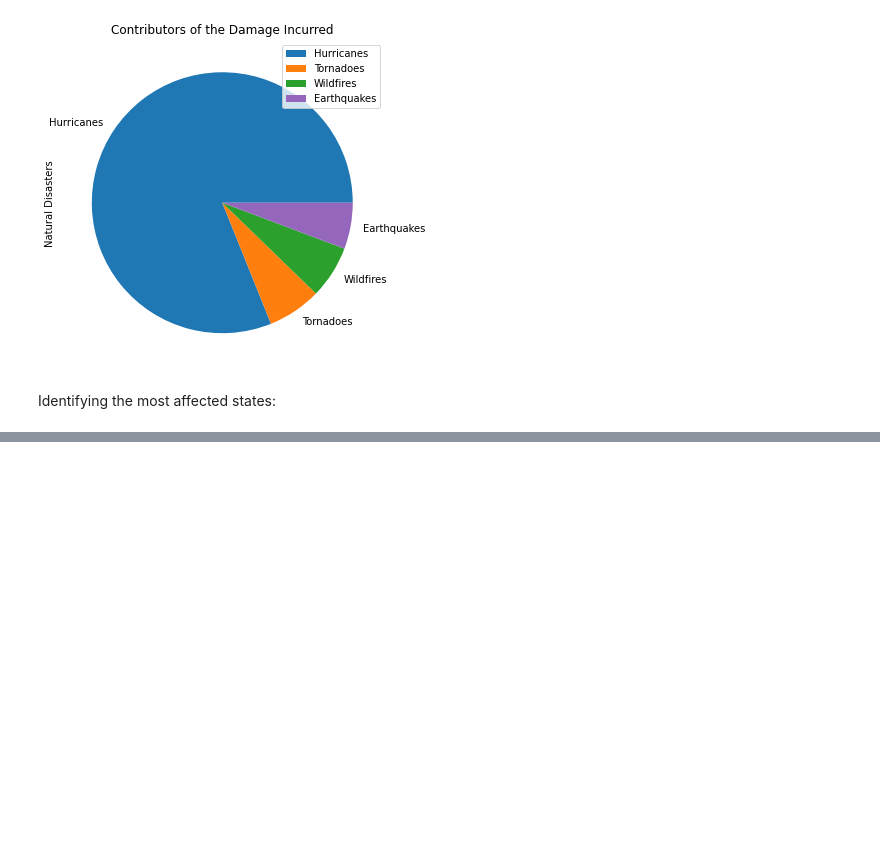
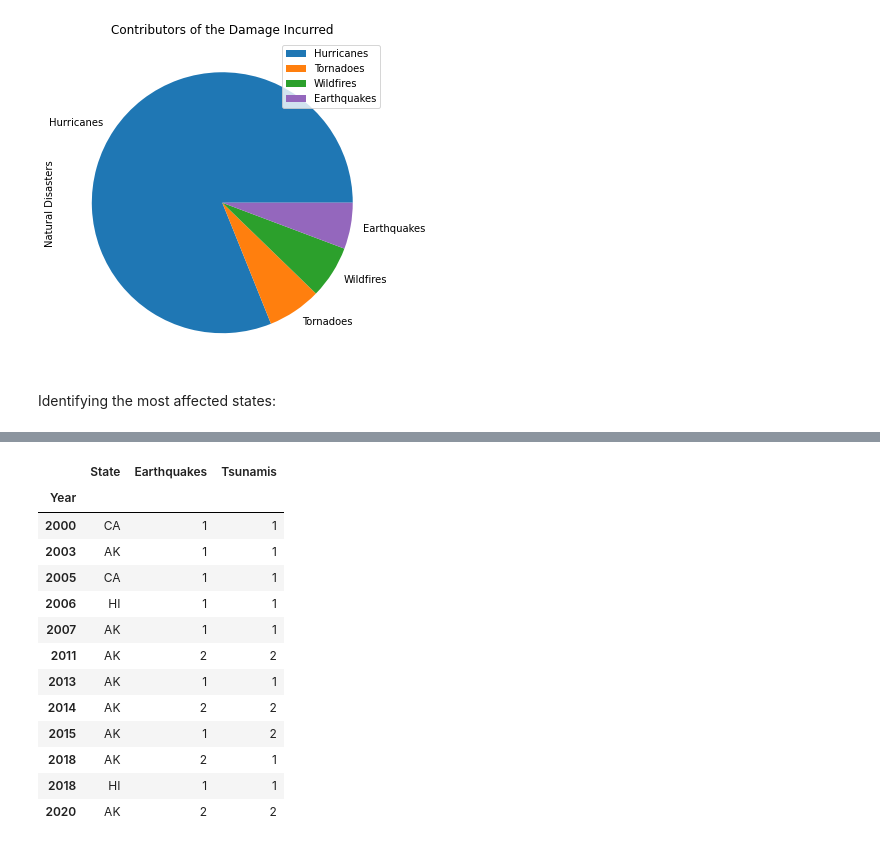
Before and after one commit to resh-chh/2021Fall_finals, a Jupyter notebook: Natural_Disasters_and_its_Economic_Impacts_in_the_US.ipynb, the cells around one changed output, grey strips where cells are left out. Saved outputs shown, nothing was run; the diff lists cells and outputs as text; code cells hidden in the pictures; blank space fills up the shorter version.

```diff
--- a/Natural_Disasters_and_its_Economic_Impacts_in_the_US.ipynb
+++ b/Natural_Disasters_and_its_Economic_Impacts_in_the_US.ipynb
@@ -163,0 +185,21 @@ Identifying the most affected states:
+# %%
+# find the states in which the disasters occurred according to the years
+state_wise_disasters = yearwise_statewise_event_summary_plot([earthquake_data, tsunamis_data], disaster_years,
+                                                                 ['Earthquakes', 'Tsunamis'])
+state_wise_disasters.set_index('Year', inplace=True)
+display(state_wise_disasters)
+# %% [output]
+|  | State | Earthquakes | Tsunamis |
+| Year |  |  |  |
+| 2000 | CA | 1 | 1 |
+| 2003 | AK | 1 | 1 |
+| 2005 | CA | 1 | 1 |
+| 2006 | HI | 1 | 1 |
+| 2007 | AK | 1 | 1 |
+| 2011 | AK | 2 | 2 |
+| 2013 | AK | 1 | 1 |
+| 2014 | AK | 2 | 2 |
+| 2015 | AK | 1 | 2 |
+| 2018 | AK | 2 | 1 |
+| 2018 | HI | 1 | 1 |
+| 2020 | AK | 2 | 2 |
```
Also changed, not shown: parts of 10 cells of this notebook, 1 other file.
